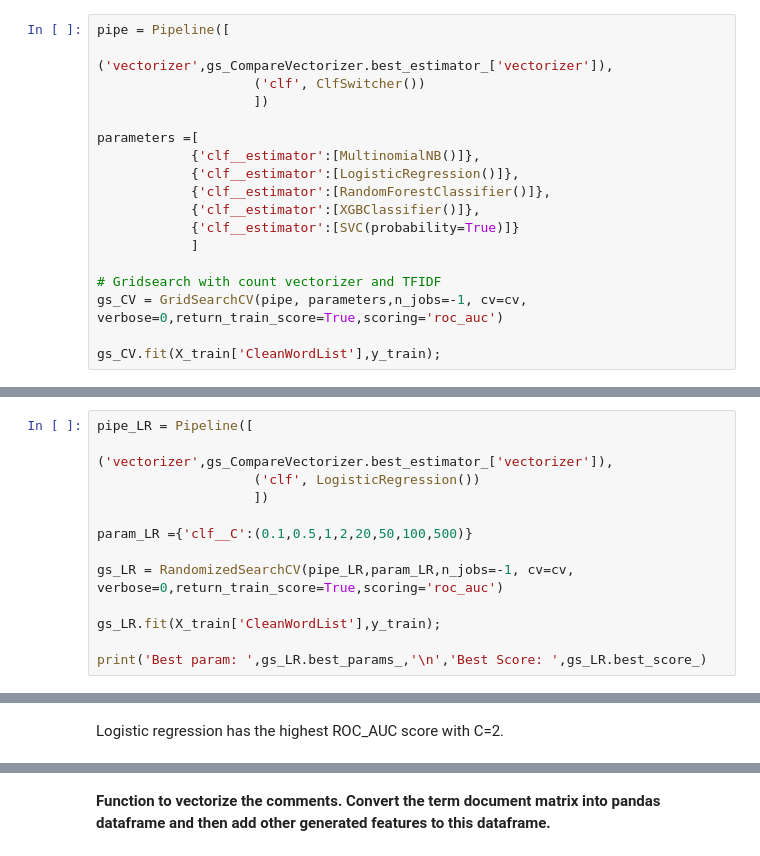
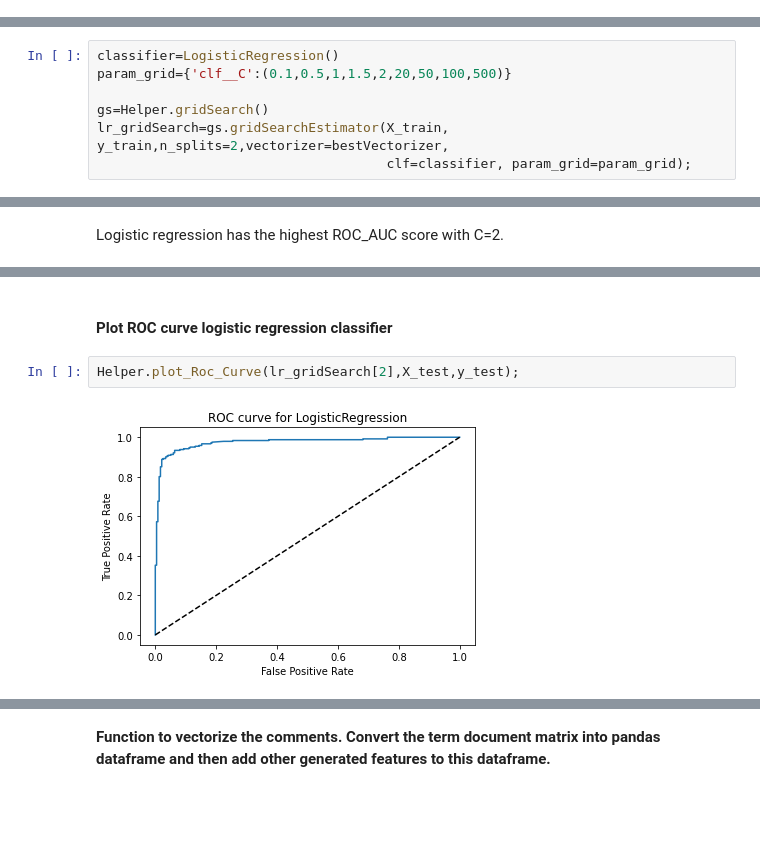
Before and after one commit to Preeti24/Youtube-comments, a Jupyter notebook: Machine Learning-Pipeline.ipynb, the cells around one changed output, grey strips where cells are left out. Drawn from its saved outputs; the diff is of its cells as text; blank space fills up the shorter version.

```diff
--- a/Machine Learning-Pipeline.ipynb
+++ b/Machine Learning-Pipeline.ipynb
@@ -166,20 +185,2 @@ gs_CompareVectorizer.best_score_
 # %% [markdown]
 ###  **Using vectorizer selected above, create pipeline, and perform grid search to find best estimator and best parameters.**
-# %%
-pipe = Pipeline([
-                    ('vectorizer',gs_CompareVectorizer.best_estimator_['vectorizer']),
-                    ('clf', ClfSwitcher())
-                    ])
-
-parameters =[
-            {'clf__estimator':[MultinomialNB()]},
-            {'clf__estimator':[LogisticRegression()]},
-            {'clf__estimator':[RandomForestClassifier()]},
-            {'clf__estimator':[XGBClassifier()]},
-            {'clf__estimator':[SVC(probability=True)]}
-            ]
-
-# Gridsearch with count vectorizer and TFIDF
-gs_CV = GridSearchCV(pipe, parameters,n_jobs=-1, cv=cv, verbose=0,return_train_score=True,scoring='roc_auc')
-
-gs_CV.fit(X_train['CleanWordList'],y_train);
@@ -206,13 +188,0 @@ compareEstimator.style.highlight_max(axis=0,subset=['mean_test_score'])
-# %%
-pipe_LR = Pipeline([
-                    ('vectorizer',gs_CompareVectorizer.best_estimator_['vectorizer']),
-                    ('clf', LogisticRegression())
-                    ])
-
-param_LR ={'clf__C':(0.1,0.5,1,2,20,50,100,500)}
-
-gs_LR = RandomizedSearchCV(pipe_LR,param_LR,n_jobs=-1, cv=cv, verbose=0,return_train_score=True,scoring='roc_auc')
-
-gs_LR.fit(X_train['CleanWordList'],y_train);
-
-print('Best param: ',gs_LR.best_params_,'\n','Best Score: ',gs_LR.best_score_)
@@ -221,0 +189,7 @@ Best param:  {'clf__C': 2}
+# %%
+classifier=LogisticRegression()
+param_grid={'clf__C':(0.1,0.5,1,1.5,2,20,50,100,500)}
+
+gs=Helper.gridSearch()
+lr_gridSearch=gs.gridSearchEstimator(X_train, y_train,n_splits=2,vectorizer=bestVectorizer,
+                                     clf=classifier, param_grid=param_grid);
@@ -442,0 +259,6 @@ cf_matrix.make_confusion_matrix(cm,figsize=(15,5),categories=['Ham','Spam'],
+# %% [markdown]
+#### Plot ROC curve logistic regression classifier
+# %%
+Helper.plot_Roc_Curve(lr_gridSearch[2],X_test,y_test);
+# %% [output]
+[figure, added]
```
Also changed, not shown: parts of 71 cells of this notebook.
